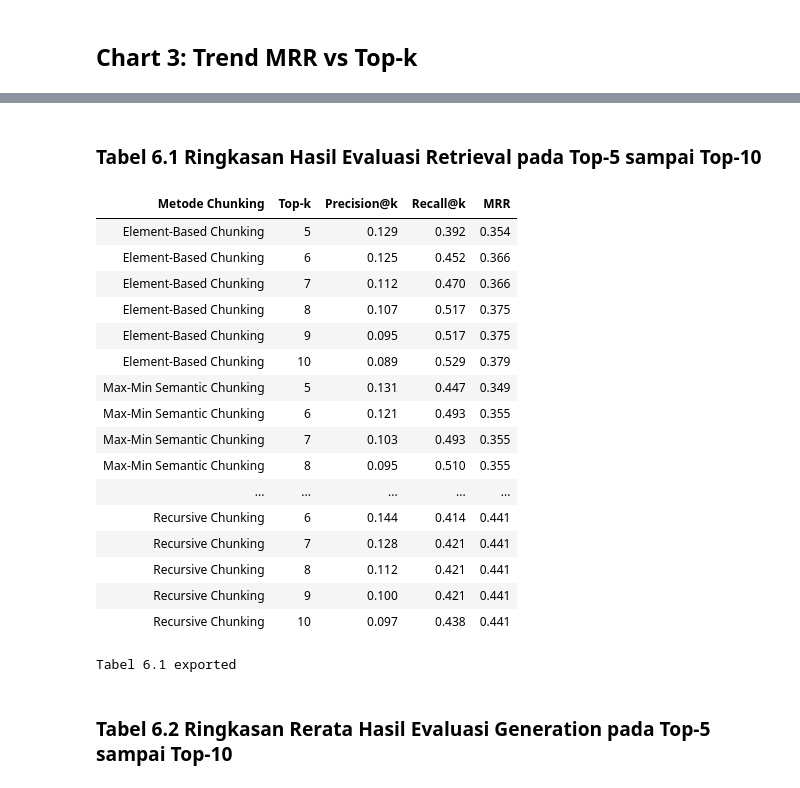
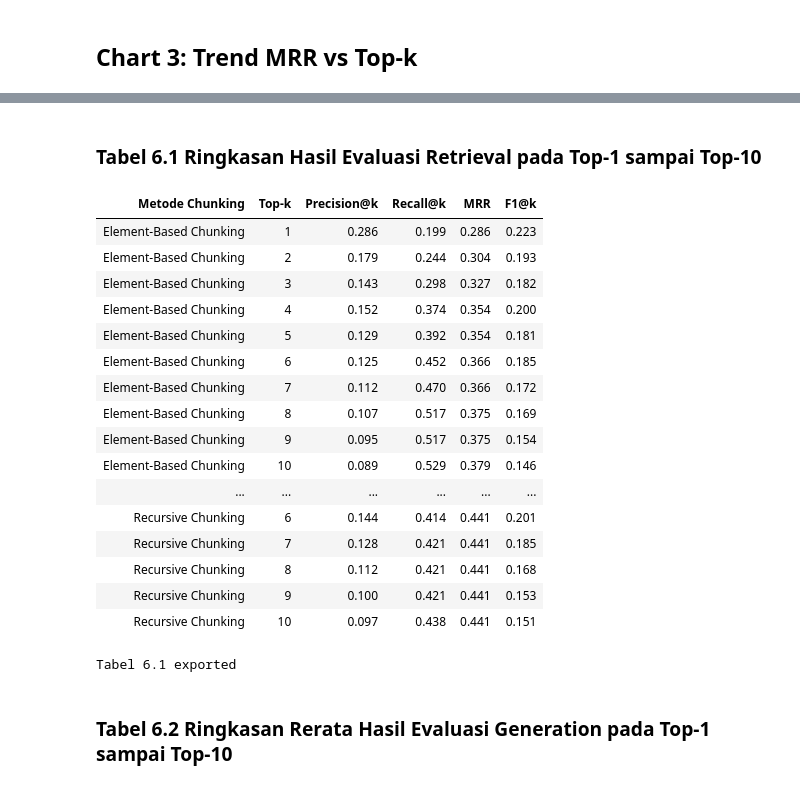
Before and after one commit to haikalthrq/rag-skripsi, a Jupyter notebook: notebooks/eval_visualization.ipynb, the cells around one changed output, grey strips where cells are left out. Cells and saved outputs as stored; diff of their text form; code cells hidden in the pictures.

```diff
--- a/notebooks/eval_visualization.ipynb
+++ b/notebooks/eval_visualization.ipynb
@@ -17,7 +17,7 @@ from pathlib import Path
 import json
 
 # Config
-TOPK_MIN = 5
+TOPK_MIN = 1
 TOPK_MAX = 10
 DATA_DIR = Path("../results/final/generation")
 FIG_DIR = Path("../results/final/figures")
@@ -60,10 +60,10 @@ Retrieval labels rows: 416
 # %%
 # Cell 2: Agregasi SEMUA data untuk visualisasi + Definisi fungsi highlight
 
-# 1. Trend Precision, Recall & MRR (untuk Chart 1, 2 & 3)
-trend = data.groupby(['method_short', 'top_k'])[['precision_at_k', 'recall_at_k', 'mrr']].mean().reset_index()
+# 1. Trend Precision, Recall, MRR & F1@k (untuk Chart 1, 2, 3 & 4)
+trend = data.groupby(['method_short', 'top_k'])[['precision_at_k', 'recall_at_k', 'mrr', 'f1_at_k']].mean().reset_index()
 
-# 2. Generasi metrik (untuk Chart 4 & 5)
+# 2. Generasi metrik (untuk Chart 5 & 6)
 gen_avg = (
     data.groupby(['method_short', 'top_k'])[['bleu', 'rouge_l_recall']]
     .mean()
@@ -80,7 +80,7 @@ for k in range(TOPK_MIN, TOPK_MAX + 1):
         hit_counts.append({'method': method, 'top_k': k, 'hit_count': n_hit})
 hit_df = pd.DataFrame(hit_counts)
 
-# 4. Top-5 data
+# 4. Top-1 data
 top5 = data[data['top_k'] == TOPK_MIN].copy()
 
 # 5. Heatmap data (legacy, tidak divisualisasikan dalam urutan chart saat ini)
@@ -91,7 +91,7 @@ heatmap_data = top5.pivot_table(
     aggfunc='mean'
 ).fillna(0)
 
-# 6. Ground truth summary data (untuk Chart 6 & 7)
+# 6. Ground truth summary data (untuk Chart 7 & 8)
 qa_evidence_counts = (
     qa_gold['evidence_type']
     .fillna('Unknown')
@@ -710,5 +1009,5 @@ NameError: name 'table10' is not defined
 # %% [markdown]
-### Tabel 6.1 Ringkasan Hasil Evaluasi Retrieval pada Top-5 sampai Top-10
+### Tabel 6.1 Ringkasan Hasil Evaluasi Retrieval pada Top-1 sampai Top-10
 # %%
 # Tabel 6.1: Ringkasan agregat evaluasi retrieval untuk Bab 6
 from pathlib import Path
@@ -732,7 +1031,7 @@ if 'trend' in globals():
 else:
     final_eval_dir = Path('../results/final/generation')
     retrieval_frames = []
-    for k in range(5, 11):
+    for k in range(TOPK_MIN, TOPK_MAX + 1):
         matches = sorted(final_eval_dir.glob(f'eval_*_top{k}.csv'))
         if not matches:
             raise FileNotFoundError(
@@ -750,13 +1049,13 @@ else:
         }).fillna(retrieval_summary_source['method'])
     retrieval_summary_source = (
         retrieval_summary_source
-        .groupby(['top_k', 'method_short'])[['precision_at_k', 'recall_at_k', 'mrr']]
+        .groupby(['top_k', 'method_short'])[['precision_at_k', 'recall_at_k', 'mrr', 'f1_at_k']]
         .mean()
         .reset_index()
     )
 
 table_6_1_retrieval_summary = retrieval_summary_source[
-    ['top_k', 'method_short', 'precision_at_k', 'recall_at_k', 'mrr']
+    ['top_k', 'method_short', 'precision_at_k', 'recall_at_k', 'mrr', 'f1_at_k']
 ].copy()
 table_6_1_retrieval_summary['Metode Chunking'] = table_6_1_retrieval_summary['method_short'].map(method_display_map)
 table_6_1_retrieval_summary = table_6_1_retrieval_summary.rename(columns={
@@ -764,9 +1063,10 @@ table_6_1_retrieval_summary = table_6_1_retrieval_summary.rename(columns={
     'precision_at_k': 'Precision@k',
     'recall_at_k': 'Recall@k',
     'mrr': 'MRR',
+    'f1_at_k': 'F1@k',
 })
 table_6_1_retrieval_summary = table_6_1_retrieval_summary[
-    ['Metode Chunking', 'Top-k', 'Precision@k', 'Recall@k', 'MRR']
+    ['Metode Chunking', 'Top-k', 'Precision@k', 'Recall@k', 'MRR', 'F1@k']
 ]
 table_6_1_retrieval_summary['Metode Chunking'] = pd.Categorical(
     table_6_1_retrieval_summary['Metode Chunking'],
@@ -779,75 +1079,77 @@ table_6_1_retrieval_summary = (
     .reset_index(drop=True)
 )
 table_6_1_retrieval_summary['Metode Chunking'] = table_6_1_retrieval_summary['Metode Chunking'].astype(str)
-metric_columns = ['Precision@k', 'Recall@k', 'MRR']
+metric_columns = ['Precision@k', 'Recall@k', 'MRR', 'F1@k']
 table_6_1_retrieval_summary[metric_columns] = table_6_1_retrieval_summary[metric_columns].round(3)
 
-expected_topk = set(range(5, 11))
+expected_topk = set(range(TOPK_MIN, TOPK_MAX + 1))
+expected_row_count = len(method_display_order) * len(expected_topk)
+expected_topk_count = len(expected_topk)
 actual_topk = set(table_6_1_retrieval_summary['Top-k'].dropna().astype(int))
 rows_per_method = table_6_1_retrieval_summary.groupby('Metode Chunking')['Top-k'].nunique()
 
 validation_errors = []
-if len(table_6_1_retrieval_summary) != 18:
-    validation_errors.append(f'Jumlah baris harus 18, ditemukan {len(table_6_1_retrieval_summary)}.')
+if len(table_6_1_retrieval_summary) != expected_row_count:
+    validation_errors.append(f'Jumlah baris harus {expected_row_count}, ditemukan {len(table_6_1_retrieval_summary)}.')
 if actual_topk != expected_topk:
-    validation_errors.append(f'Top-k harus hanya 5, 6, 7, 8, 9, 10; ditemukan {sorted(actual_topk)}.')
-invalid_method_counts = rows_per_method[rows_per_method != 6]
+    validation_errors.append(f'Top-k harus hanya {sorted(expected_topk)}, ditemukan {sorted(actual_topk)}.')
+invalid_method_counts = rows_per_method[rows_per_method != expected_topk_count]
 if not invalid_method_counts.empty:
-    validation_errors.append(f'Setiap metode harus memiliki Top-k 5 sampai 10; detail: {invalid_method_counts.to_dict()}.')
+    validation_errors.append(f'Setiap metode harus memiliki Top-k {TOPK_MIN} sampai {TOPK_MAX}; detail: {invalid_method_counts.to_dict()}.')
 if table_6_1_retrieval_summary[metric_columns].isna().any().any():
     null_cols = table_6_1_retrieval_summary[metric_columns].columns[
         table_6_1_retrieval_summary[metric_columns].isna().any()
     ].tolist()
     validation_errors.append(f'Kolom metrik tidak boleh NaN; kolom bermasalah: {null_cols}.')
 if table_6_1_retrieval_summary['Metode Chunking'].isna().any() or (table_6_1_retrieval_summary['Metode Chunking'] == 'nan').any():
     validation_errors.append('Ada metode chunking yang tidak dikenali pada tabel ringkasan retrieval.')
 
 if validation_errors:
     raise ValueError('Validasi Tabel 6.1 gagal:\n- ' + '\n- '.join(validation_errors))
 
 display(table_6_1_retrieval_summary.style.hide(axis='index').format({col: '{:.3f}' for col in metric_columns}))
 
 table_output_dir = Path('../results/final/figures')
 table_output_dir.mkdir(parents=True, exist_ok=True)
 table_6_1_retrieval_summary.to_csv(table_output_dir / 'table_6_1_retrieval_summary.csv', index=False, float_format='%.3f')
 xlsx_output_path = table_output_dir / 'table_6_1_retrieval_summary.xlsx'
 table_6_1_retrieval_summary.to_excel(xlsx_output_path, index=False)
 
 try:
     from openpyxl import load_workbook
     wb = load_workbook(xlsx_output_path)
     ws = wb.active
-    for start_row in (2, 8, 14):
-        ws.merge_cells(start_row=start_row, start_column=1, end_row=start_row + 5, end_column=1)
+    for start_row in range(2, 2 + expected_row_count, expected_topk_count):
+        ws.merge_cells(start_row=start_row, start_column=1, end_row=start_row + expected_topk_count - 1, end_column=1)
     for row in ws.iter_rows(min_row=2, min_col=3, max_col=5):
         for cell in row:
             cell.number_format = '0.000'
     ws.column_dimensions.group('F', 'XFD', hidden=True)
     wb.save(xlsx_output_path)
 except ImportError:
     pass
 print('Tabel 6.1 exported')
 # %% [output]
-| Metode Chunking | Top-k | Precision@k | Recall@k | MRR |
-| Element-Based Chunking | 5 | 0.129 | 0.392 | 0.354 |
-| Element-Based Chunking | 6 | 0.125 | 0.452 | 0.366 |
-| Element-Based Chunking | 7 | 0.112 | 0.470 | 0.366 |
-| Element-Based Chunking | 8 | 0.107 | 0.517 | 0.375 |
-| Element-Based Chunking | 9 | 0.095 | 0.517 | 0.375 |
-| Element-Based Chunking | 10 | 0.089 | 0.529 | 0.379 |
-| Max-Min Semantic Chunking | 5 | 0.131 | 0.447 | 0.349 |
-| Max-Min Semantic Chunking | 6 | 0.121 | 0.493 | 0.355 |
-| Max-Min Semantic Chunking | 7 | 0.103 | 0.493 | 0.355 |
-| Max-Min Semantic Chunking | 8 | 0.095 | 0.510 | 0.355 |
-| ... | ... | ... | ... | ... |
-| Recursive Chunking | 6 | 0.144 | 0.414 | 0.441 |
-| Recursive Chunking | 7 | 0.128 | 0.421 | 0.441 |
-| Recursive Chunking | 8 | 0.112 | 0.421 | 0.441 |
-| Recursive Chunking | 9 | 0.100 | 0.421 | 0.441 |
-| Recursive Chunking | 10 | 0.097 | 0.438 | 0.441 |
+| Metode Chunking | Top-k | Precision@k | Recall@k | MRR | F1@k |
+| Element-Based Chunking | 1 | 0.286 | 0.199 | 0.286 | 0.223 |
+| Element-Based Chunking | 2 | 0.179 | 0.244 | 0.304 | 0.193 |
+| Element-Based Chunking | 3 | 0.143 | 0.298 | 0.327 | 0.182 |
+| Element-Based Chunking | 4 | 0.152 | 0.374 | 0.354 | 0.200 |
+| Element-Based Chunking | 5 | 0.129 | 0.392 | 0.354 | 0.181 |
+| Element-Based Chunking | 6 | 0.125 | 0.452 | 0.366 | 0.185 |
+| Element-Based Chunking | 7 | 0.112 | 0.470 | 0.366 | 0.172 |
+| Element-Based Chunking | 8 | 0.107 | 0.517 | 0.375 | 0.169 |
+| Element-Based Chunking | 9 | 0.095 | 0.517 | 0.375 | 0.154 |
+| Element-Based Chunking | 10 | 0.089 | 0.529 | 0.379 | 0.146 |
+| ... | ... | ... | ... | ... | ... |
+| Recursive Chunking | 6 | 0.144 | 0.414 | 0.441 | 0.201 |
+| Recursive Chunking | 7 | 0.128 | 0.421 | 0.441 | 0.185 |
+| Recursive Chunking | 8 | 0.112 | 0.421 | 0.441 | 0.168 |
+| Recursive Chunking | 9 | 0.100 | 0.421 | 0.441 | 0.153 |
+| Recursive Chunking | 10 | 0.097 | 0.438 | 0.441 | 0.151 |
 Tabel 6.1 exported
 # %% [markdown]
-### Tabel 6.2 Ringkasan Rerata Hasil Evaluasi Generation pada Top-5 sampai Top-10
+### Tabel 6.2 Ringkasan Rerata Hasil Evaluasi Generation pada Top-1 sampai Top-10
 # %%
 # Tabel 6.2: Ringkasan rerata evaluasi generation untuk Bab 6
 from pathlib import Path
```
Also changed, not shown: parts of 20 cells of this notebook, 38 other files.
